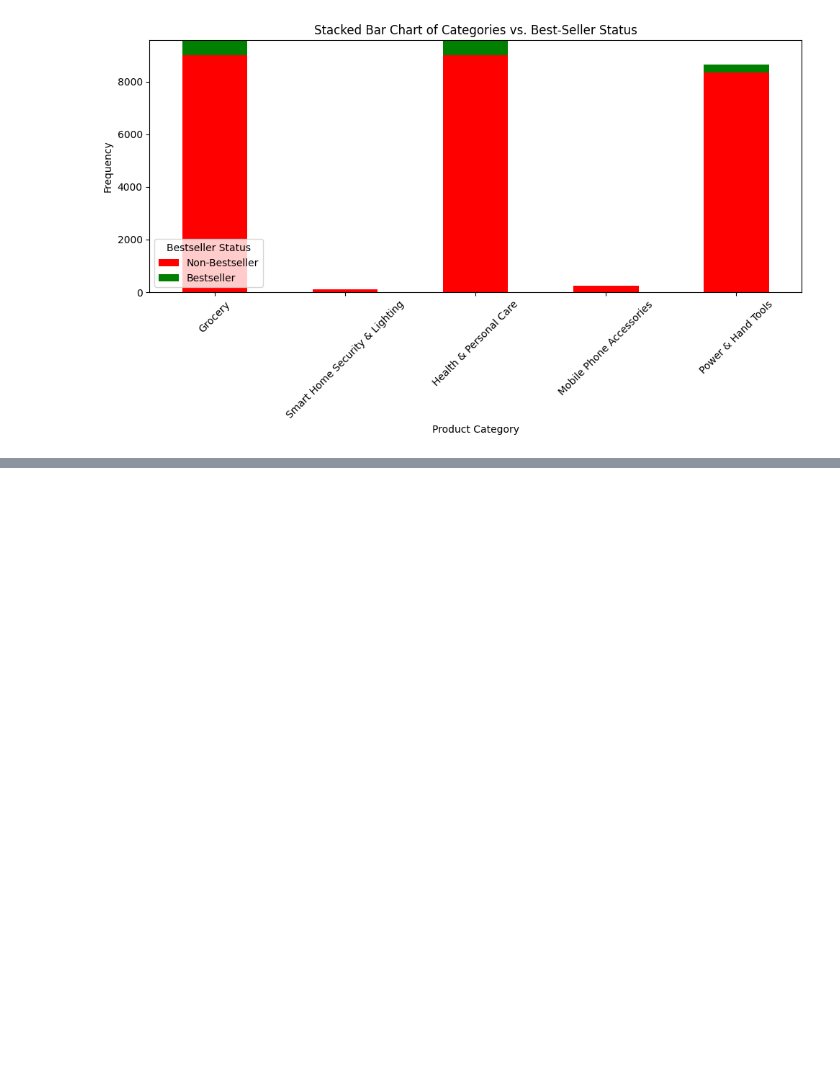
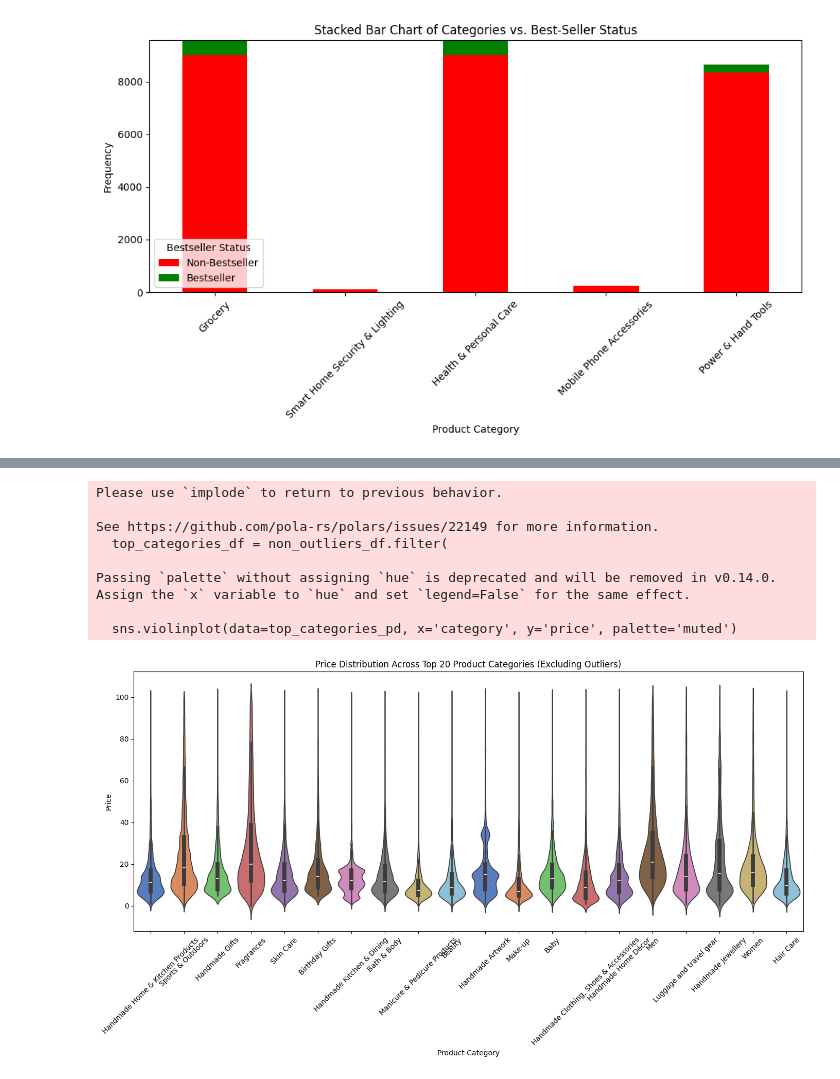
Before and after one commit to Sarah-Jane85/lab-eda-bivariate, a Jupyter notebook: lab-eda-bivariate.ipynb, the cells around one changed output, grey strips where cells are left out. Drawn from its saved outputs; the diff is of its cells as text; code cells hidden in the pictures; blank space fills up the shorter version.

```diff
--- a/lab-eda-bivariate.ipynb
+++ b/lab-eda-bivariate.ipynb
@@ -179,0 +253,38 @@ plt.show()
+# %%
+# Calculate number of entries per category using `value_counts`
+category_counts = non_outliers_df['category'].value_counts(sort=True)
+
+# Get the top 20 categories based on their count
+top_20_categories = category_counts.head(20)
+
+# Filter the original DataFrame to include only rows from these top categories
+top_categories_df = non_outliers_df.filter(
+    pl.col('category').is_in(top_20_categories['category'])
+)
+
+# Convert to pandas DataFrame for plotting with Seaborn
+top_categories_pd = top_categories_df.to_pandas()
+
+# Create a violin plot using the pandas DataFrame
+plt.figure(figsize=(14, 8))
+sns.violinplot(data=top_categories_pd, x='category', y='price', palette='muted')
+
+# Add labels and title
+plt.title('Price Distribution Across Top 20 Product Categories (Excluding Outliers)')
+plt.xlabel('Product Category')
+plt.ylabel('Price')
+plt.xticks(rotation=45)
+
+# Display the plot
+plt.tight_layout()
+plt.show()
+# %% [output]
+Please use `implode` to return to previous behavior.
+
+See https://github.com/pola-rs/polars/issues/22149 for more information.
+  top_categories_df = non_outliers_df.filter(
+
+Passing `palette` without assigning `hue` is deprecated and will be removed in v0.14.0. Assign the `x` variable to `hue` and set `legend=False` for the same effect.
+
+  sns.violinplot(data=top_categories_pd, x='category', y='price', palette='muted')
+[figure, added]
```
Also changed, not shown: parts of 19 cells of this notebook.
